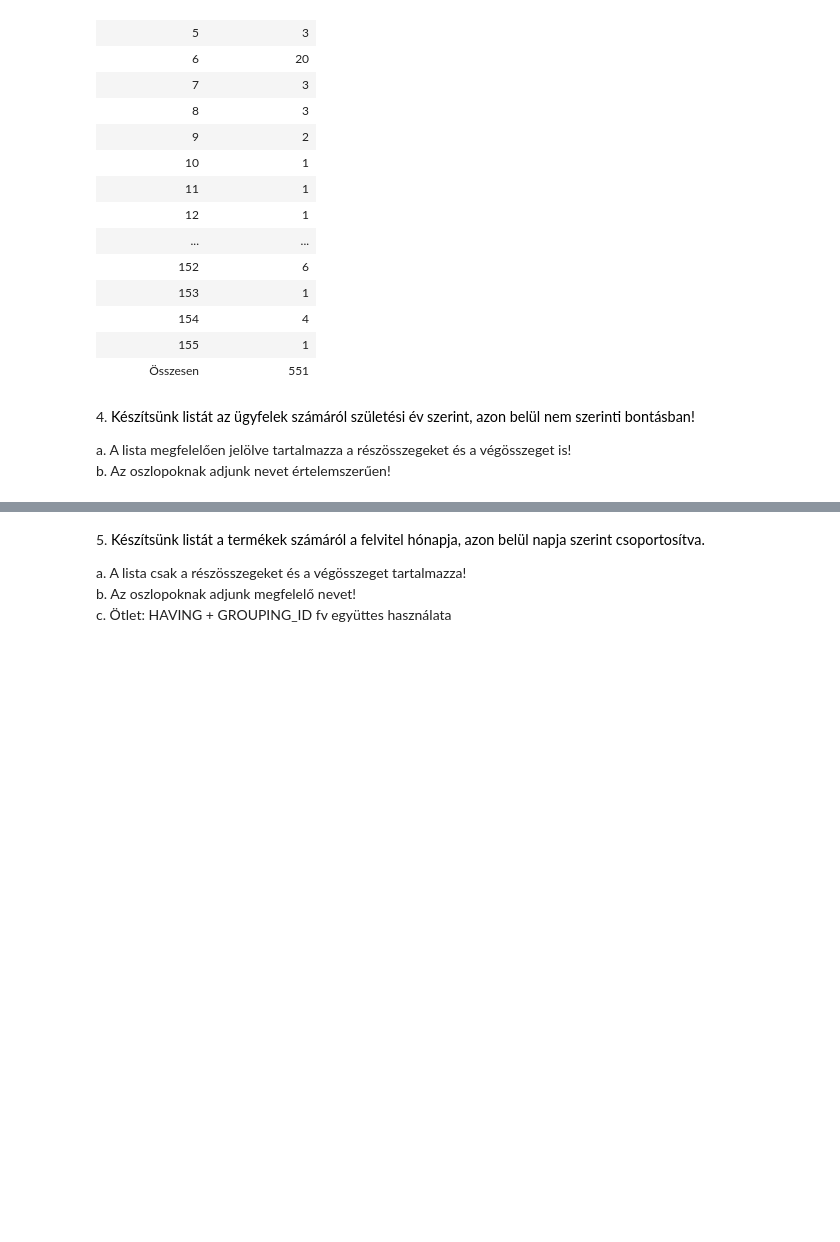
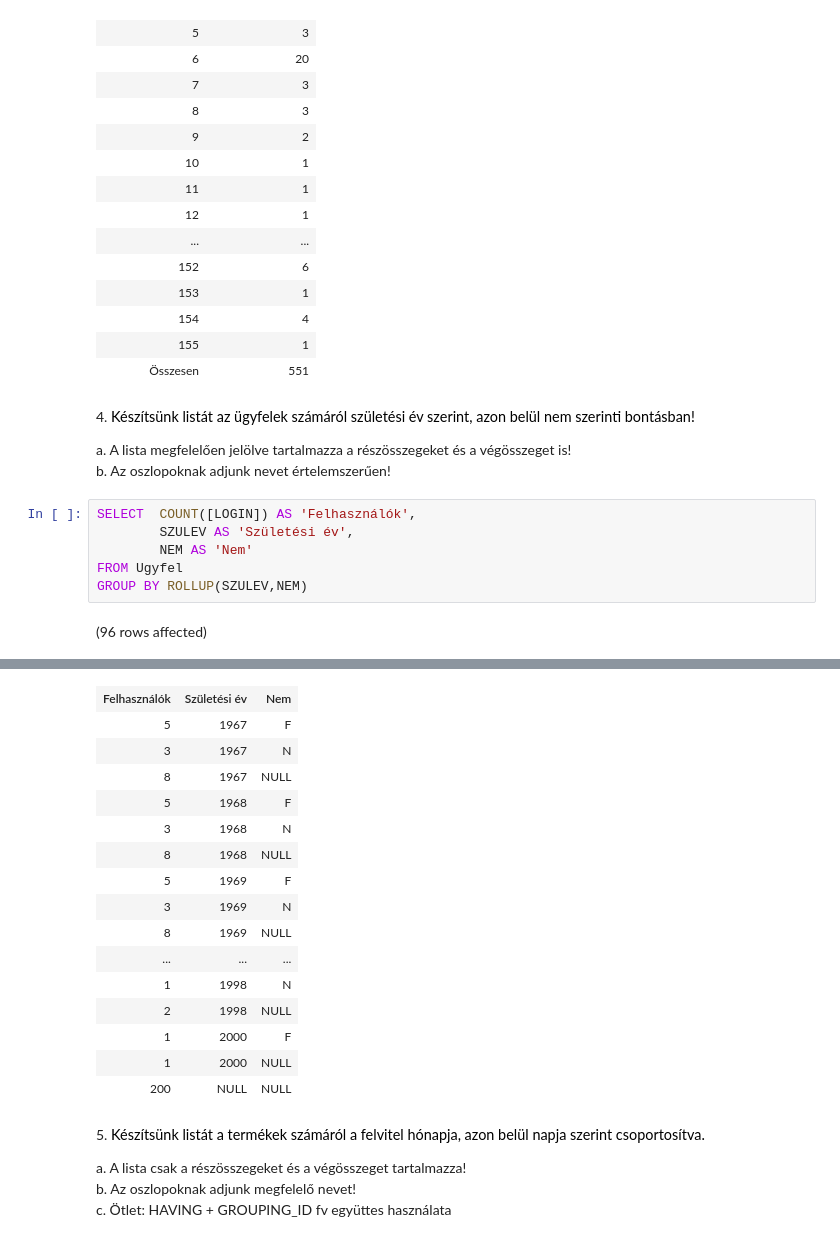
Before and after one commit to JanosZkcs/Adatbazisok_egyetem, a Jupyter notebook: gyakorlat04_feladatok.ipynb, the cells around one changed output, grey strips where cells are left out. Cells and saved outputs as stored; diff of their text form; blank space fills up the shorter version.

```diff
--- a/gyakorlat04_feladatok.ipynb
+++ b/gyakorlat04_feladatok.ipynb
@@ -101,3 +101,11 @@ Total execution time: 00:00:00.053
 
 a. A lista megfelelően jelölve tartalmazza a részösszegeket és a végösszeget is!
 b. Az oszlopoknak adjunk nevet értelemszerűen!
+# %%
+SELECT  COUNT([LOGIN]) AS 'Felhasználók',
+        SZULEV AS 'Születési év',
+        NEM AS 'Nem'
+FROM Ugyfel
+GROUP BY ROLLUP(SZULEV,NEM)
+# %% [output]
+(96 rows affected)
@@ -104,3 +113,19 @@ b. Az oszlopoknak adjunk nevet értelemszerűen!
+| Felhasználók | Születési év | Nem |
+| 5 | 1967 | F |
+| 3 | 1967 | N |
+| 8 | 1967 | NULL |
+| 5 | 1968 | F |
+| 3 | 1968 | N |
+| 8 | 1968 | NULL |
+| 5 | 1969 | F |
+| 3 | 1969 | N |
+| 8 | 1969 | NULL |
+| ... | ... | ... |
+| 1 | 1998 | N |
+| 2 | 1998 | NULL |
+| 1 | 2000 | F |
+| 1 | 2000 | NULL |
+| 200 | NULL | NULL |
 # %% [markdown]
 5. <span style="background-color: rgb(255, 255, 255); color: rgb(0, 0, 0); font-family: &quot;Open Sans&quot;, sans-serif; font-size: 14.44px;">Készítsünk listát a termékek számáról a felvitel hónapja, azon belül napja szerint csoportosítva.&nbsp;</span>
 
```
Also changed, not shown: parts of 1 cell of this notebook.
